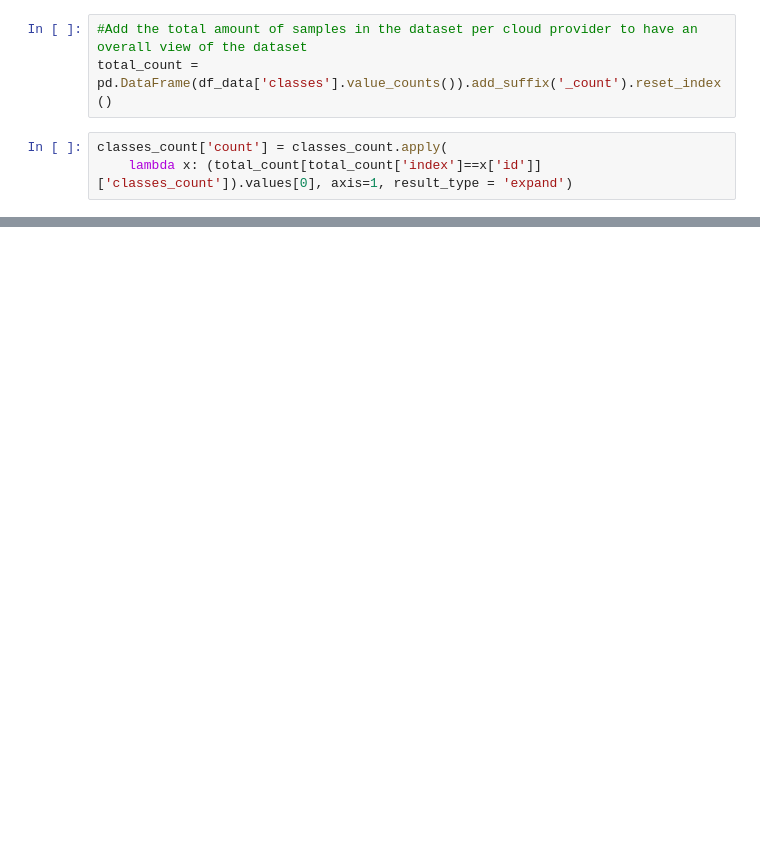
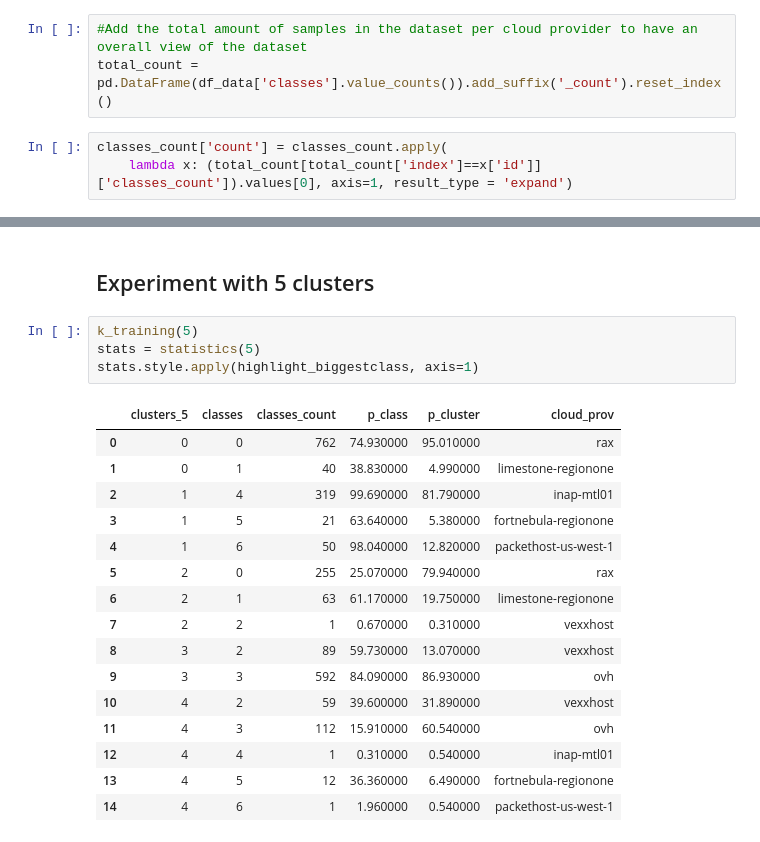
Before and after one commit to mtreinish/ciml, a Jupyter notebook: Clustering CIML.ipynb, the cells around one changed output, grey strips where cells are left out. Saved outputs shown, nothing was run; the diff lists cells and outputs as text; blank space fills up the shorter version.

```diff
--- a/Clustering CIML.ipynb
+++ b/Clustering CIML.ipynb
@@ -303,0 +397,23 @@ stats.style.apply(highlight_biggestclass, axis=1)
+# %% [markdown]
+## Experiment with 5 clusters
+# %%
+k_training(5)
+stats = statistics(5)
+stats.style.apply(highlight_biggestclass, axis=1)
+# %% [output]
+|  | clusters_5 | classes | classes_count | p_class | p_cluster | cloud_prov |
+| 0 | 0 | 0 | 762 | 74.930000 | 95.010000 | rax |
+| 1 | 0 | 1 | 40 | 38.830000 | 4.990000 | limestone-regionone |
+| 2 | 1 | 4 | 319 | 99.690000 | 81.790000 | inap-mtl01 |
+| 3 | 1 | 5 | 21 | 63.640000 | 5.380000 | fortnebula-regionone |
+| 4 | 1 | 6 | 50 | 98.040000 | 12.820000 | packethost-us-west-1 |
+| 5 | 2 | 0 | 255 | 25.070000 | 79.940000 | rax |
+| 6 | 2 | 1 | 63 | 61.170000 | 19.750000 | limestone-regionone |
+| 7 | 2 | 2 | 1 | 0.670000 | 0.310000 | vexxhost |
+| 8 | 3 | 2 | 89 | 59.730000 | 13.070000 | vexxhost |
+| 9 | 3 | 3 | 592 | 84.090000 | 86.930000 | ovh |
+| 10 | 4 | 2 | 59 | 39.600000 | 31.890000 | vexxhost |
+| 11 | 4 | 3 | 112 | 15.910000 | 60.540000 | ovh |
+| 12 | 4 | 4 | 1 | 0.310000 | 0.540000 | inap-mtl01 |
+| 13 | 4 | 5 | 12 | 36.360000 | 6.490000 | fortnebula-regionone |
+| 14 | 4 | 6 | 1 | 1.960000 | 0.540000 | packethost-us-west-1 |
```
Also changed, not shown: parts of 62 cells of this notebook.
